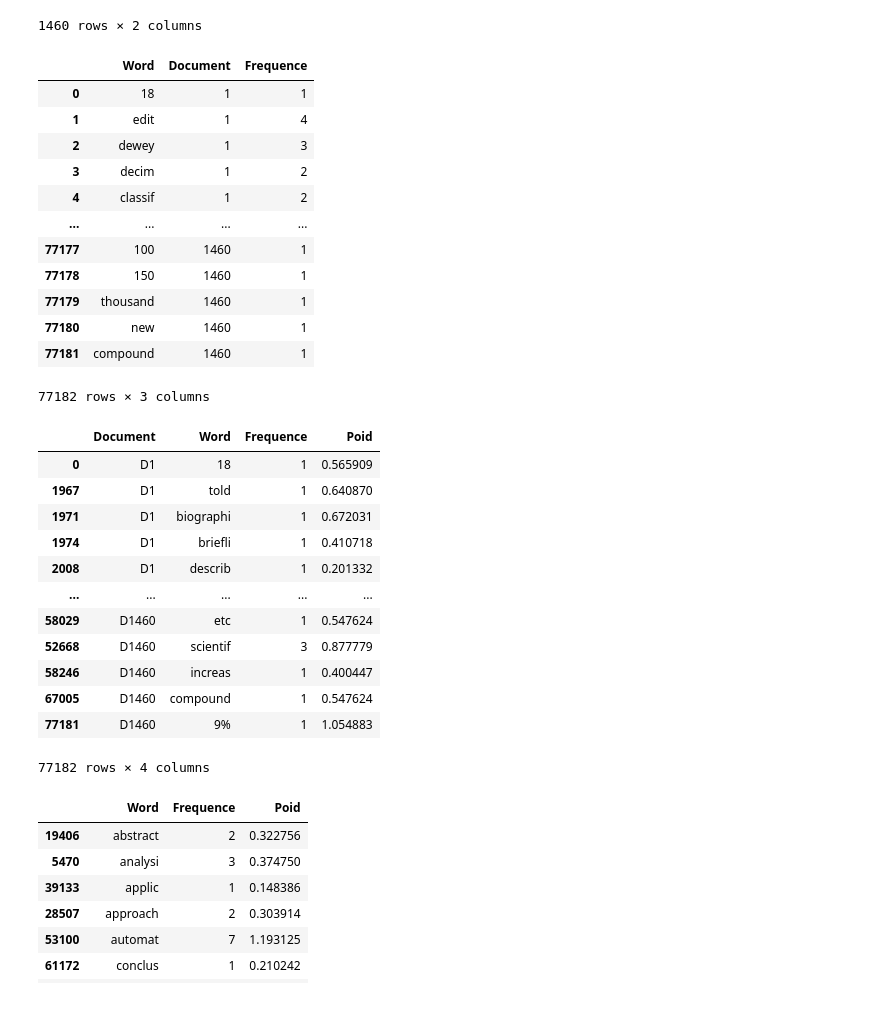
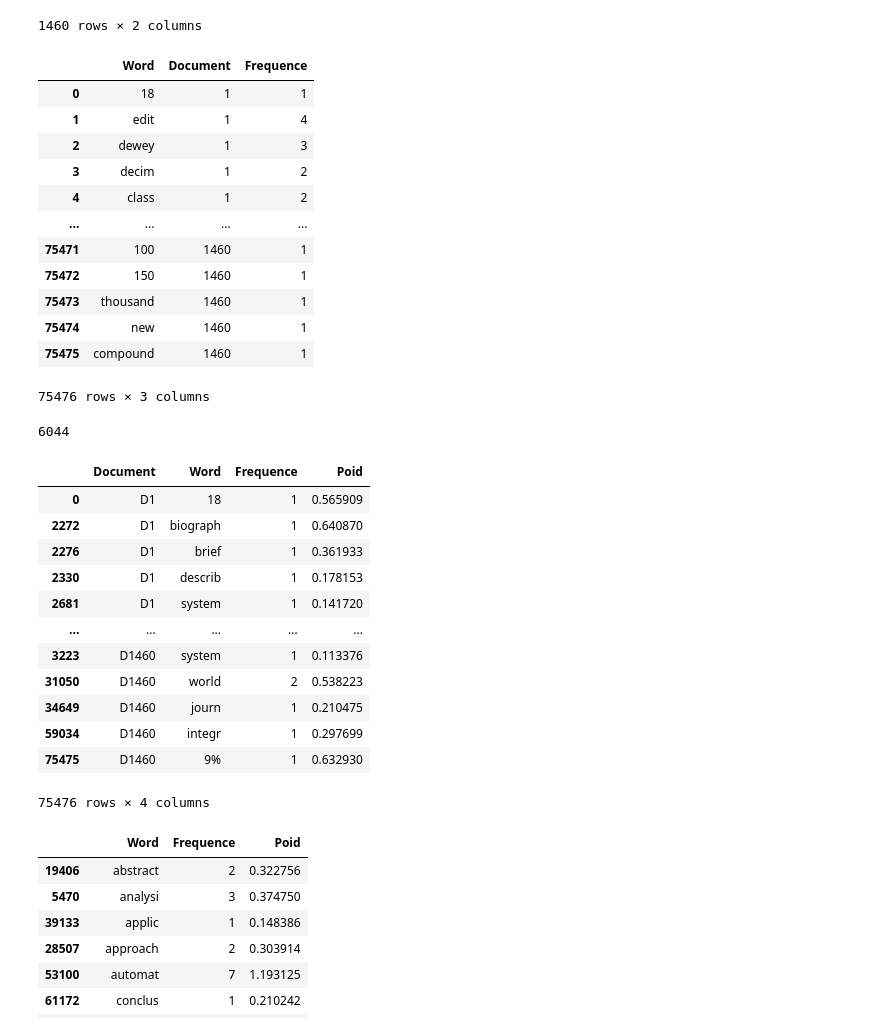
Before and after one commit to IliesChibane/Intelligent-Information-retrieval-System, a Jupyter notebook: Notebook/preparation_des_dataset.ipynb, the cells around one changed output. Drawn from its saved outputs; the diff is of its cells as text; code cells hidden in the pictures.

```diff
--- a/Notebook/preparation_des_dataset.ipynb
+++ b/Notebook/preparation_des_dataset.ipynb
@@ -100,7 +100,7 @@ def get_documents_inverse(data, stem):
         documents_inverse.append(filtered_word_freq) # On ajoute les données dans la liste
 
     return pd.DataFrame(flatten(documents_inverse), columns = ["Word","Document","Frequence"])
-document_inverse = get_documents_inverse(data, "p")
+document_inverse = get_documents_inverse(data, "l")
 document_inverse
 # %% [output]
 |  | Word | Document | Frequence |
@@ -108,14 +108,14 @@ document_inverse
 | 1 | edit | 1 | 4 |
 | 2 | dewey | 1 | 3 |
 | 3 | decim | 1 | 2 |
-| 4 | classif | 1 | 2 |
+| 4 | class | 1 | 2 |
 | ... | ... | ... | ... |
-| 77177 | 100 | 1460 | 1 |
-| 77178 | 150 | 1460 | 1 |
-| 77179 | thousand | 1460 | 1 |
-| 77180 | new | 1460 | 1 |
-| 77181 | compound | 1460 | 1 |
+| 75471 | 100 | 1460 | 1 |
+| 75472 | 150 | 1460 | 1 |
+| 75473 | thousand | 1460 | 1 |
+| 75474 | new | 1460 | 1 |
+| 75475 | compound | 1460 | 1 |
-77182 rows × 3 columns
+75476 rows × 3 columns
 # %%
 # Fonction de ponderation
 def ponderation(document_inverse):
@@ -154,23 +154,27 @@ def ponderation(document_inverse):
     return fichier_descripteur, fichier_inverse # On retourne les deux dataframes
 
 fichier_descripteur, fichier_inverse = ponderation(document_inverse)
+# %%
+len(fichier_descripteur['Word'].unique()) # On vérifie que le nombre de document est bien égal à 1000
+# %% [output]
+6044
 # %%
-fichier_descripteur.to_csv("../fichier_descripteur.csv")
+fichier_descripteur.to_csv("../fichier_descripteur_Lancaster.csv")
 fichier_descripteur
 # %% [output]
 |  | Document | Word | Frequence | Poid |
 | 0 | D1 | 18 | 1 | 0.565909 |
-| 1967 | D1 | told | 1 | 0.640870 |
-| 1971 | D1 | biographi | 1 | 0.672031 |
-| 1974 | D1 | briefli | 1 | 0.410718 |
-| 2008 | D1 | describ | 1 | 0.201332 |
+| 2272 | D1 | biograph | 1 | 0.640870 |
+| 2276 | D1 | brief | 1 | 0.361933 |
+| 2330 | D1 | describ | 1 | 0.178153 |
+| 2681 | D1 | system | 1 | 0.141720 |
 | ... | ... | ... | ... | ... |
-| 58029 | D1460 | etc | 1 | 0.547624 |
-| 52668 | D1460 | scientif | 3 | 0.877779 |
-| 58246 | D1460 | increas | 1 | 0.400447 |
-| 67005 | D1460 | compound | 1 | 0.547624 |
-| 77181 | D1460 | 9% | 1 | 1.054883 |
+| 3223 | D1460 | system | 1 | 0.113376 |
+| 31050 | D1460 | world | 2 | 0.538223 |
+| 34649 | D1460 | journ | 1 | 0.210475 |
+| 59034 | D1460 | integr | 1 | 0.297699 |
+| 75475 | D1460 | 9% | 1 | 0.632930 |
-77182 rows × 4 columns
+75476 rows × 4 columns
 # %%
 # Retourner la liste des termes d'un document donné (avec fréquences et poids)
 list_of_terms = fichier_descripteur.loc[fichier_descripteur["Document"] == "D315"]
```
Also changed, not shown: parts of 3 cells of this notebook.
